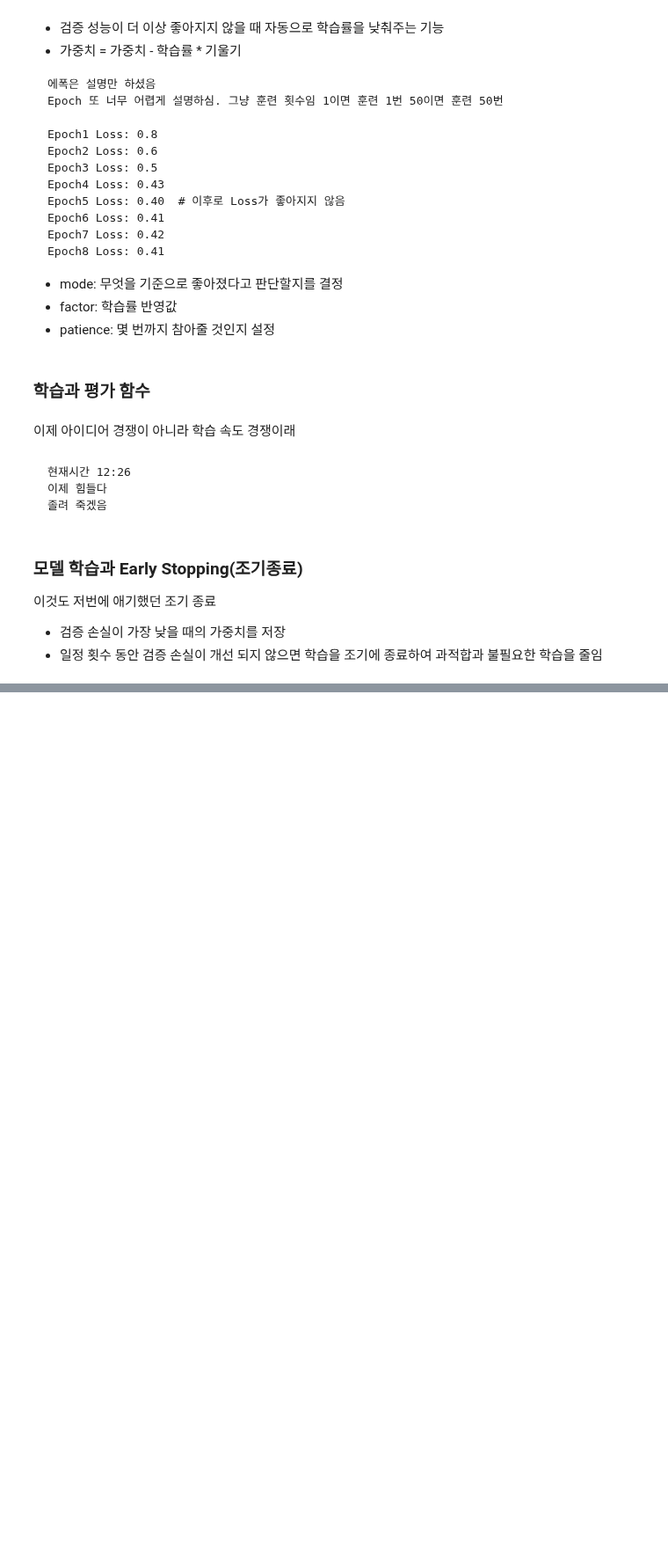
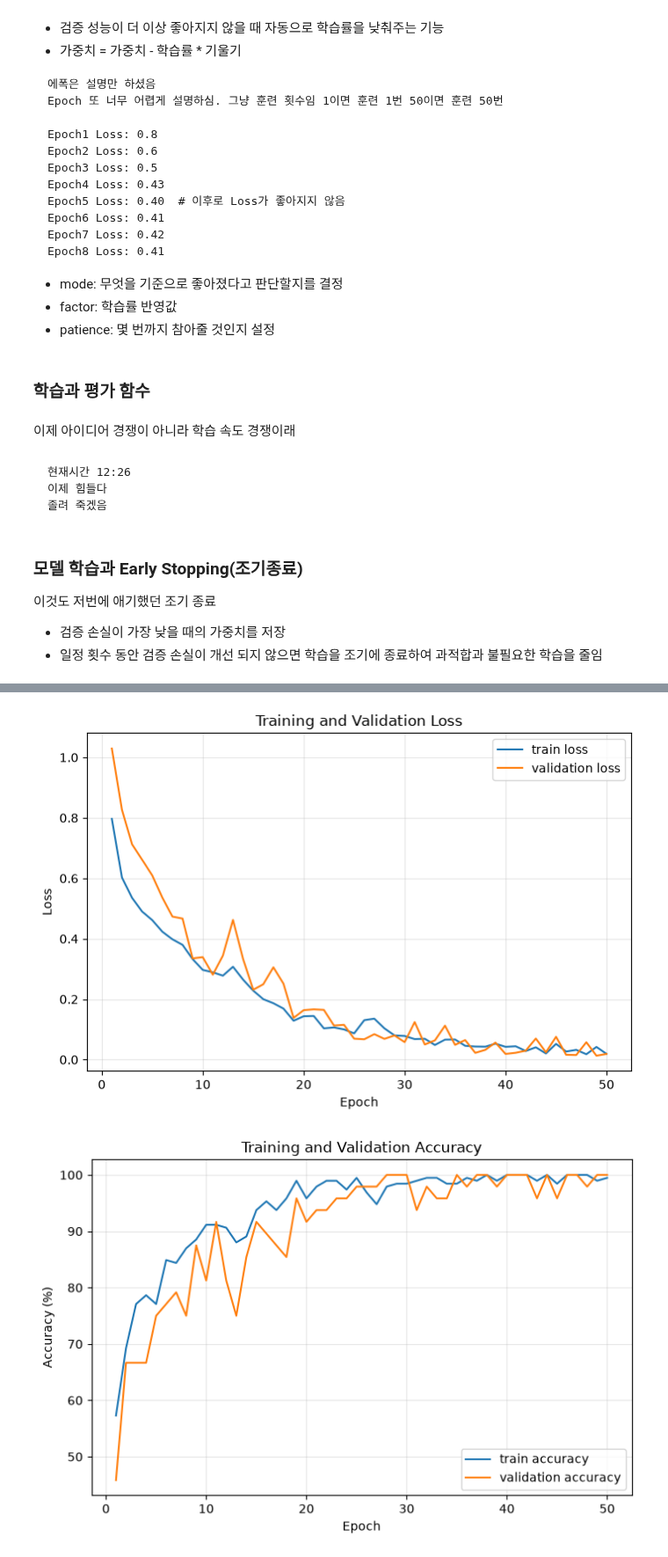
Before and after one commit to kjalh/10_MLDL, a Jupyter notebook: 12_손글씨_도형_분류하기.ipynb, the cells around one changed output, grey strips where cells are left out. Shown at 88% size. Drawn from its saved outputs; the diff is of its cells as text; code cells hidden in the pictures; blank space fills up the shorter version.

```diff
--- a/12_손글씨_도형_분류하기.ipynb
+++ b/12_손글씨_도형_분류하기.ipynb
@@ -538,7 +538,7 @@ def run_epoch(model, loader, criterion, device, optimizer=None):
     with context:
         for images, labels in loader:
             images = images.to(device, non_blocking = True)  # gpu 쓰고 있음 gpu로 보내서 속도 향상
-            labels = label.to(device, non_blocking = True)  # non_blocking 쓰면 바로바로 보내짐 근데  non_blocking만 쓰면 안됨 위에 BATCH_SIZE = 32이 있는 곳 올라가봐
+            labels = labels.to(device, non_blocking = True)  # non_blocking 쓰면 바로바로 보내짐 근데  non_blocking만 쓰면 안됨 위에 BATCH_SIZE = 32이 있는 곳 올라가봐
                                                             # 위에서 pinned_memory 없으면 non_blocking = True해도 의미 없음. 걍 세트임
 
             if is_training:
@@ -591,0 +631,25 @@ best_model_path = 'best_shape_cnn.pth'  # best_shape_cnn.h5     h5는 텐서플
+# %%
+epochs_ran = range(1, len(history['train_loss']) + 1)
+
+plt.figure(figsize=(8, 5))
+plt.plot(epochs_ran, history['train_loss'], label='train loss')
+plt.plot(epochs_ran, history['val_loss'], label='validation loss')
+plt.xlabel('Epoch')
+plt.ylabel('Loss')
+plt.title('Training and Validation Loss')
+plt.legend()
+plt.grid(alpha=0.3)
+plt.show()
+
+plt.figure(figsize=(8, 5))
+plt.plot(epochs_ran, np.array(history['train_acc']) * 100, label='train accuracy')
+plt.plot(epochs_ran, np.array(history['val_acc']) * 100, label='validation accuracy')
+plt.xlabel('Epoch')
+plt.ylabel('Accuracy (%)')
+plt.title('Training and Validation Accuracy')
+plt.legend()
+plt.grid(alpha=0.3)
+plt.show()
+# %% [output]
+[figure, added]
+[figure, added]
```
Also changed, not shown: parts of 20 cells of this notebook, 1 other file.
